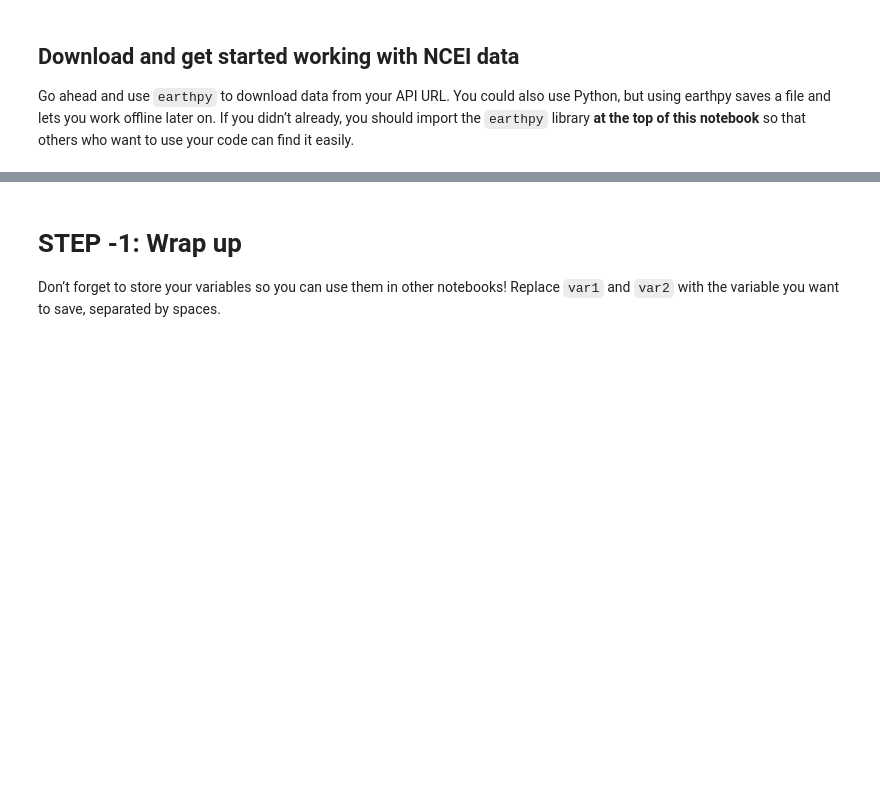
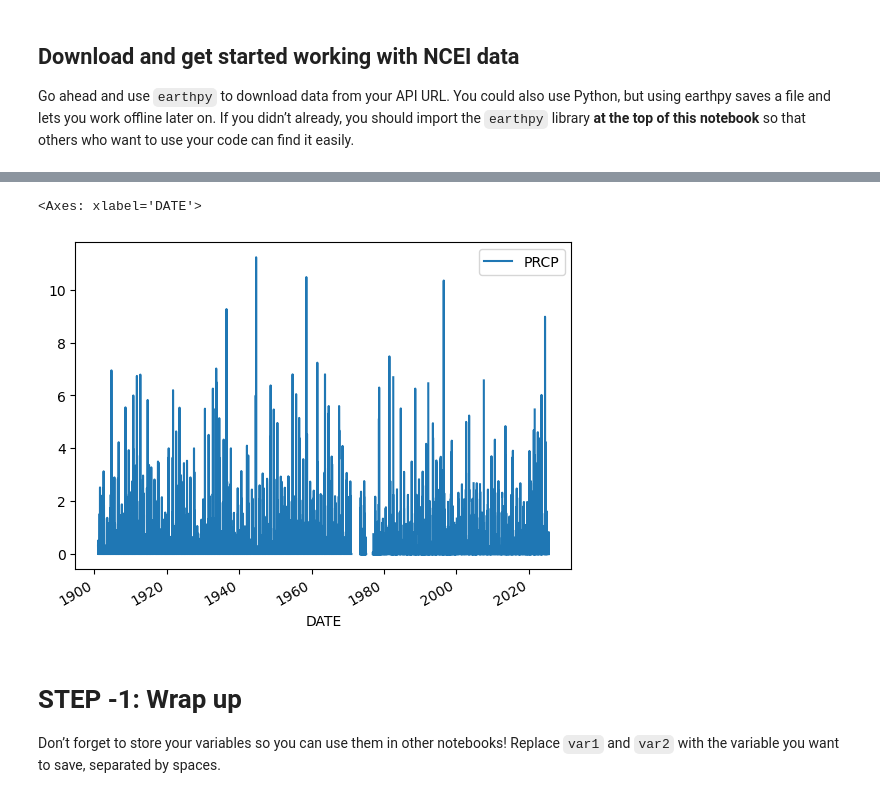
Before and after one commit to cu-esiil-edu/01-climate-git-gauravchakrabarty, a Jupyter notebook: notebooks/climate-98-download.ipynb, the cells around one changed output, grey strips where cells are left out. Saved outputs shown, nothing was run; the diff lists cells and outputs as text; code cells hidden in the pictures; blank space fills up the shorter version.

```diff
--- a/notebooks/climate-98-download.ipynb
+++ b/notebooks/climate-98-download.ipynb
@@ -93,6 +93,11 @@ import pandas as pd
 [interactive output not drawn]
 [interactive output not drawn]
 # %%
-stuff23 = ('https://www.ncei.noaa.gov/access/services/da'
-'ta/v1?dataset=daily-summaries&dataTypes=DATATYPE&stations=STATION&startDate=YYYY-MM-DD&YYYY-MM-DD')
-stuff23
+ND_url = ('https://www.ncei.noaa.gov/access/services/data/v1?'
+          'dataset=daily-summaries'
+          '&dataTypes=PRCP,TAVG,TMAX,TMIN'
+          '&stations=IN022021900'
+          '&startDate=1901-01-01'
+          '&endDate=2025-07-27'
+          '&units=standard')
+ND_url
@@ -115,10 +122,10 @@ ncei_path = project.project_dir / ncei_filename
 # %%
 # Download the climate data
 climate_df = pd.read_csv(
-    ncei_path,
-    # index_col='DATE',
-    # parse_dates=True,
-    # na_values=['NaN']
+    ND_url,
+     index_col='DATE',
+     parse_dates=True,
+     na_values=['NaN']
 )
 
 # Check that the download worked
@@ -126,3 +141,8 @@ climate_df.head()
+# %%
+climate_df.plot(y='PRCP')
+# %% [output]
+<Axes: xlabel='DATE'>
+[figure, added]
 # %% [markdown]
 # STEP -1: Wrap up
 
```
Also changed, not shown: parts of 2 cells of this notebook.
